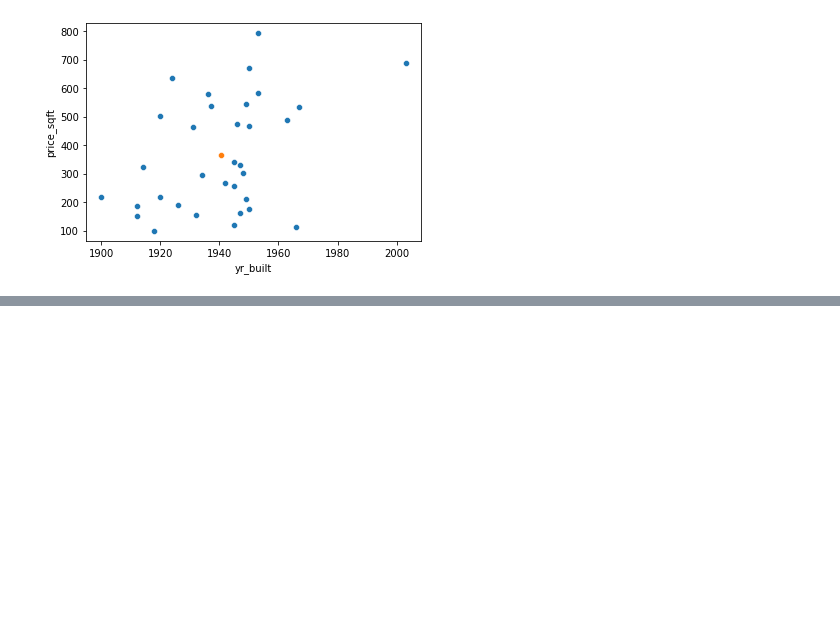
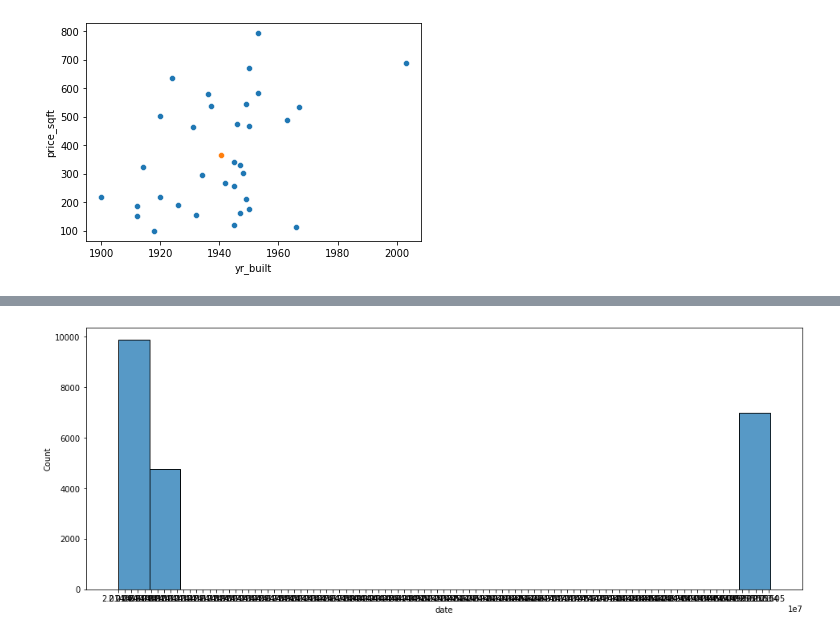
Before and after one commit to mattlamachado/King_County_DNC, a Jupyter notebook: 34012_Roof_Imoveis_1.0.ipynb, the cells around one changed output, grey strips where cells are left out. Cells and saved outputs as stored; diff of their text form; code cells hidden in the pictures; blank space fills up the shorter version.

```diff
--- a/34012_Roof_Imoveis_1.0.ipynb
+++ b/34012_Roof_Imoveis_1.0.ipynb
@@ -428,0 +434,7 @@ ValueError: array length 2 does not match index length 3
+# %%
+plt.figure(figsize=(16,6))
+sns.histplot(roof_c['date'], bins=21)
+plt.xticks(range(min(roof_c['date']),max(roof_c['date']), 100))
+plt.show()
+# %% [output]
+[figure, added]
```
Also changed, not shown: parts of 17 cells of this notebook.
